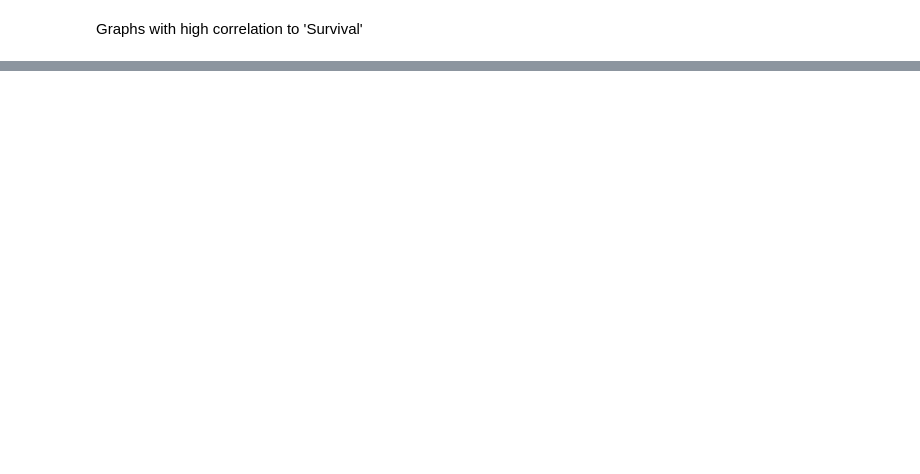
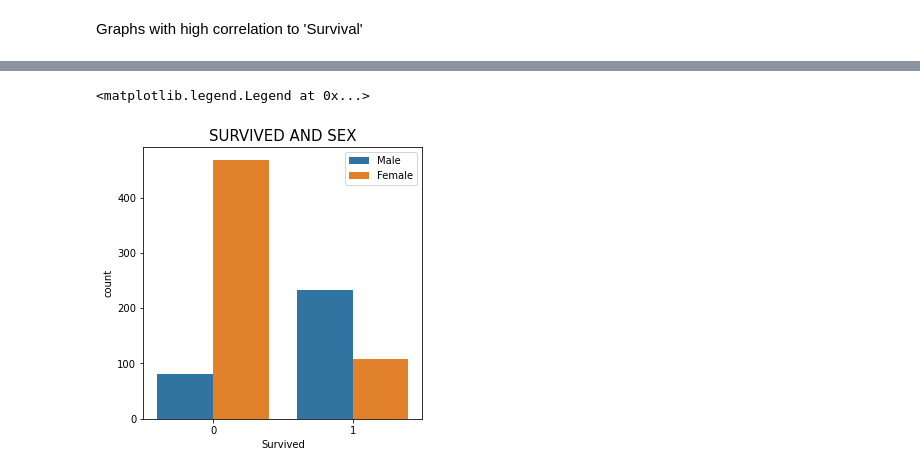
Before and after one commit to jtvkw2/Titanic-Data-Competiton, a Jupyter notebook: Titanic Data Competition.ipynb, the cells around one changed output, grey strips where cells are left out. Drawn from its saved outputs; the diff is of its cells as text; code cells hidden in the pictures; blank space fills up the shorter version.

```diff
--- a/Titanic Data Competition.ipynb
+++ b/Titanic Data Competition.ipynb
@@ -104,0 +110,8 @@ KeyError: 'sex'
+# %%
+plt.figure(figsize=(5,5))
+barSvS = sns.countplot(x = 'Survived', hue = 'Sex', data = train_data)
+plt.title("SURVIVED AND SEX",size=15)
+barSvS.legend(["Male", "Female"])
+# %% [output]
+<matplotlib.legend.Legend at 0x...>
+[figure, added]
```
Also changed, not shown: parts of 11 cells of this notebook.
